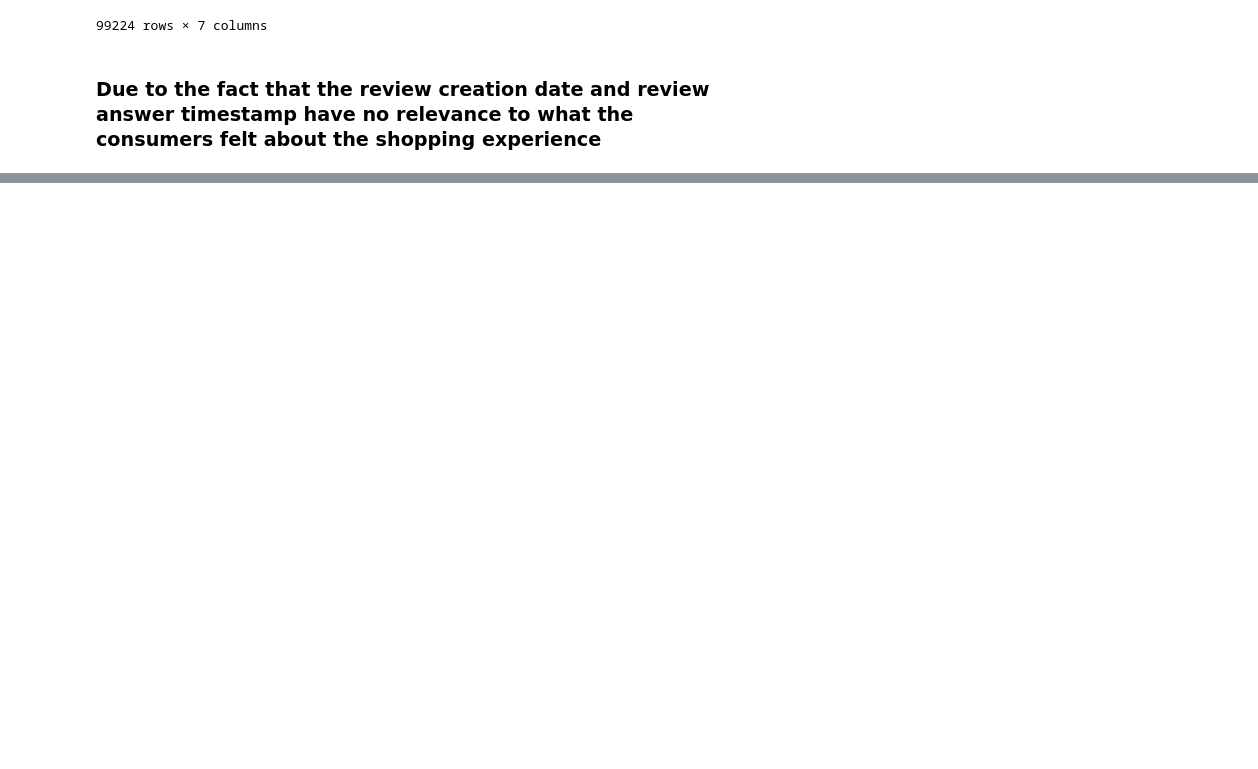
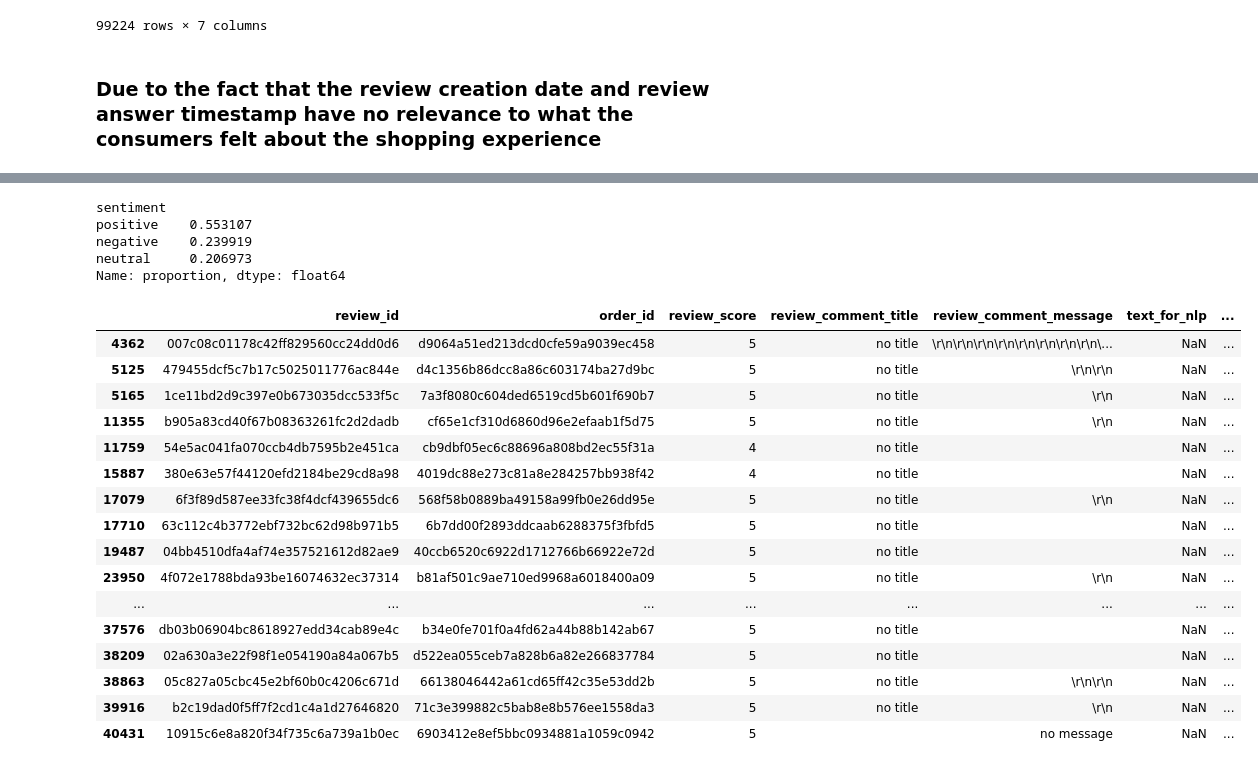
Before and after one commit to SamJ33/Ecom-Group06, a Jupyter notebook: Order_Reviews.ipynb, the cells around one changed output, grey strips where cells are left out. Drawn from its saved outputs; the diff is of its cells as text; code cells hidden in the pictures; blank space fills up the shorter version.

```diff
--- a/Order_Reviews.ipynb
+++ b/Order_Reviews.ipynb
@@ -138,0 +457,28 @@ df_order_reviews.to_csv("df_order_reviews_cleaned.csv", index=False)
+# %%
+df_nlp_p['sentiment'].value_counts(normalize=True)
+# %% [output]
+sentiment
+positive    0.553107
+negative    0.239919
+neutral     0.206973
+Name: proportion, dtype: float64
+# %%
+df_nlp_p[df_nlp_p['text_for_nlp'].isna()]
+# %% [output]
+|  | review_id | order_id | review_score | review_comment_title | review_comment_message | text_for_nlp | ... |
+| 4362 | 007c08c01178c42ff829560cc24dd0d6 | d9064a51ed213dcd0cfe59a9039ec458 | 5 | no title | \r\n\r\n\r\n\r\n\r\n\r\n\r\n\r\n\... | NaN | ... |
+| 5125 | 479455dcf5c7b17c5025011776ac844e | d4c1356b86dcc8a86c603174ba27d9bc | 5 | no title | \r\n\r\n | NaN | ... |
+| 5165 | 1ce11bd2d9c397e0b673035dcc533f5c | 7a3f8080c604ded6519cd5b601f690b7 | 5 | no title | \r\n | NaN | ... |
+| 11355 | b905a83cd40f67b08363261fc2d2dadb | cf65e1cf310d6860d96e2efaab1f5d75 | 5 | no title | \r\n | NaN | ... |
+| 11759 | 54e5ac041fa070ccb4db7595b2e451ca | cb9dbf05ec6c88696a808bd2ec55f31a | 4 | no title |  | NaN | ... |
+| 15887 | 380e63e57f44120efd2184be29cd8a98 | 4019dc88e273c81a8e284257bb938f42 | 4 | no title |  | NaN | ... |
+| 17079 | 6f3f89d587ee33fc38f4dcf439655dc6 | 568f58b0889ba49158a99fb0e26dd95e | 5 | no title | \r\n | NaN | ... |
+| 17710 | 63c112c4b3772ebf732bc62d98b971b5 | 6b7dd00f2893ddcaab6288375f3fbfd5 | 5 | no title |  | NaN | ... |
+| 19487 | 04bb4510dfa4af74e357521612d82ae9 | 40ccb6520c6922d1712766b66922e72d | 5 | no title |  | NaN | ... |
+| 23950 | 4f072e1788bda93be16074632ec37314 | b81af501c9ae710ed9968a6018400a09 | 5 | no title | \r\n | NaN | ... |
+| ... | ... | ... | ... | ... | ... | ... | ... |
+| 37576 | db03b06904bc8618927edd34cab89e4c | b34e0fe701f0a4fd62a44b88b142ab67 | 5 | no title |  | NaN | ... |
+| 38209 | 02a630a3e22f98f1e054190a84a067b5 | d522ea055ceb7a828b6a82e266837784 | 5 | no title |  | NaN | ... |
+| 38863 | 05c827a05cbc45e2bf60b0c4206c671d | 66138046442a61cd65ff42c35e53dd2b | 5 | no title | \r\n\r\n | NaN | ... |
+| 39916 | b2c19dad0f5ff7f2cd1c4a1d27646820 | 71c3e399882c5bab8e8b576ee1558da3 | 5 | no title | \r\n | NaN | ... |
+| 40431 | 10915c6e8a820f34f735c6a739a1b0ec | 6903412e8ef5bbc0934881a1059c0942 | 5 |  | no message | NaN | ... |
```
Also changed, not shown: parts of 45 cells of this notebook, 2 other files.
